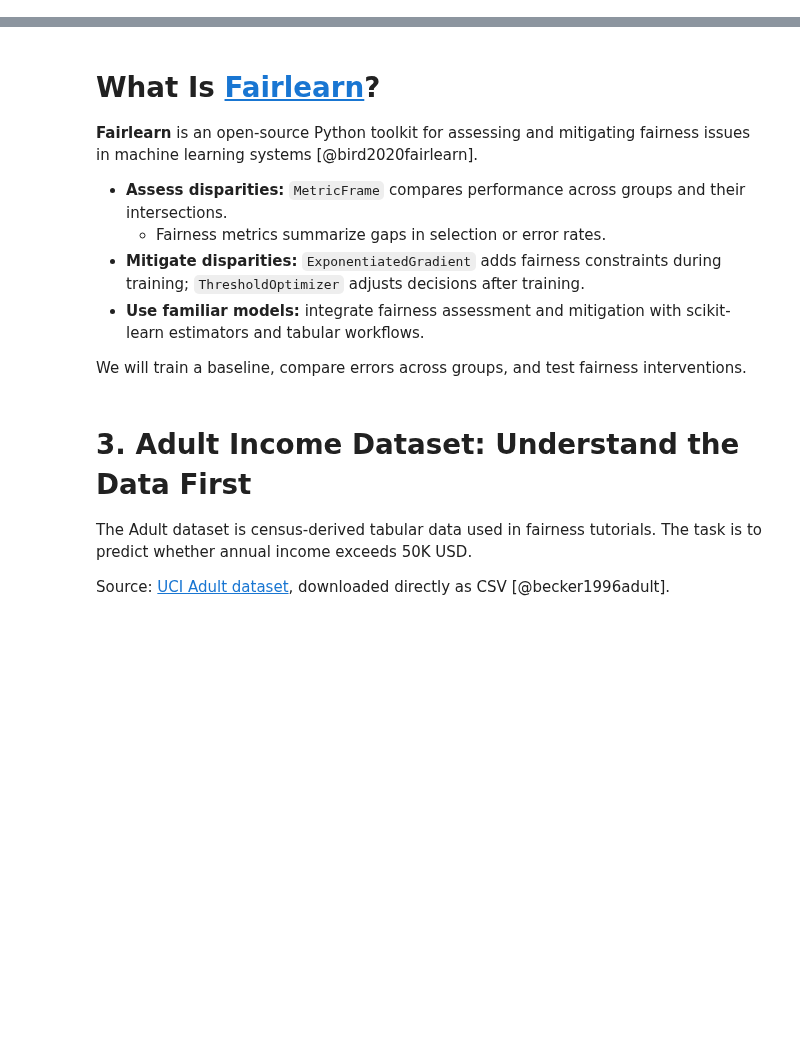
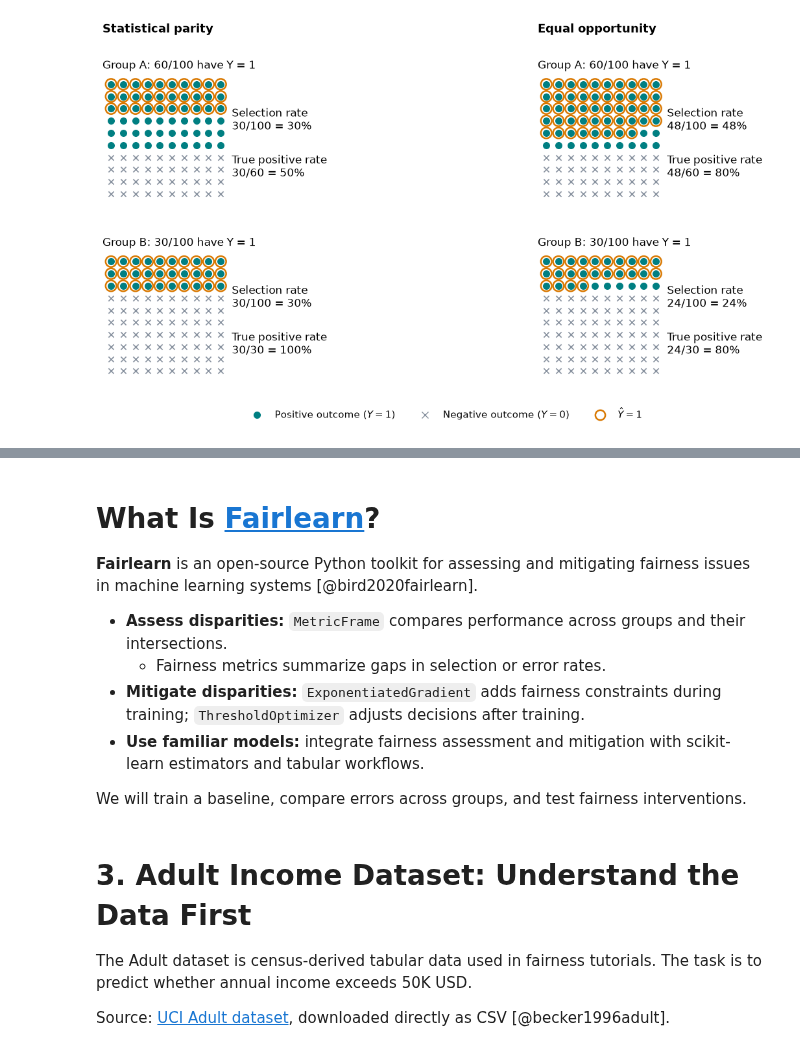
Before and after one commit to w4bo/AA2627-unibo-dcai, a Jupyter notebook: slides/lab-04-fairness.ipynb, the cells around one changed output, grey strips where cells are left out. Cells and saved outputs as stored; diff of their text form; code cells hidden in the pictures; blank space fills up the shorter version.

```diff
--- a/slides/lab-04-fairness.ipynb
+++ b/slides/lab-04-fairness.ipynb
@@ -240,3 +229,80 @@ See [@hardt2016equality].
+# %%
+#| echo: false
+#| fig-width: 13
+#| fig-height: 7
+#| fig-alt: "Two groups of 100 people, with 60 and 30 positives. Statistical parity selects 30 from each group, yielding true positive rates of 50% and 100%. Equal opportunity selects 48 and 24, yielding true positive rates of 80% in both groups."
+import numpy as np
+import matplotlib.pyplot as plt
+from matplotlib.lines import Line2D
+
+# Synthetic outcomes: the positive class is the outcome we want to select.
+# All positives rank above all negatives; these policies make no false positives.
+parity_labels = {
+    "A": np.r_[np.ones(60, dtype=int), np.zeros(40, dtype=int)],
+    "B": np.r_[np.ones(30, dtype=int), np.zeros(70, dtype=int)],
+}
+parity_policies = {
+    "Statistical parity": {"A": 30, "B": 30},
+    "Equal opportunity": {"A": 48, "B": 24},
+}
+
+parity_fig, parity_axes = plt.subplots(2, 2, figsize=(13, 7))
+parity_metrics = {}
+parity_positions = np.arange(100)
+parity_x = parity_positions % 10
+parity_y = 9 - parity_positions // 10
+
+for column, (policy, selected_counts) in enumerate(parity_policies.items()):
+    parity_metrics[policy] = {}
+    for row, (group, labels) in enumerate(parity_labels.items()):
+        ax = parity_axes[row, column]
+        selected = parity_positions < selected_counts[group]
+        positive = labels == 1
+        true_positives = np.count_nonzero(selected & positive)
+        selection_rate = selected.mean()
+        true_positive_rate = true_positives / positive.sum()
+        parity_metrics[policy][group] = {
+            "selection_rate": selection_rate,
+            "true_positive_rate": true_positive_rate,
+        }
+
+        ax.scatter(parity_x[positive], parity_y[positive],
+                   s=48, color="#007F82", zorder=2)
+        ax.scatter(parity_x[~positive], parity_y[~positive],
+                   s=35, color="#87919E", marker="x", linewidths=1.2)
+        ax.scatter(parity_x[selected], parity_y[selected],
+                   s=145, facecolors="none", edgecolors="#D97800",
+                   linewidths=1.8, zorder=3)
+        ax.set_title(f"Group {group}: {positive.sum()}/100 have Y = 1",
+                     fontsize=12, loc="left", pad=8)
+        ax.text(1.02, 0.65,
+                f"Selection rate\n{selected.sum()}/100 = {selection_rate:.0%}",
+                transform=ax.transAxes, fontsize=12, va="center")
+        ax.text(1.02, 0.28,
+                f"True positive rate\n{true_positives}/{positive.sum()} = {true_positive_rate:.0%}",
+                transform=ax.transAxes, fontsize=12, va="center")
+        ax.set(xlim=(-0.7, 9.7), ylim=(-0.7, 9.7), aspect="equal")
+        ax.set_axis_off()
+    group_a, group_b = parity_metrics[policy]["A"], parity_metrics[policy]["B"]
+    selection_gap = abs(group_a["selection_rate"] - group_b["selection_rate"])
+    opportunity_gap = abs(group_a["true_positive_rate"] - group_b["true_positive_rate"])
+    parity_axes[0, column].text(
+        0, 1.32,
+        f"{policy}",
+        transform=parity_axes[0, column].transAxes,
+        fontsize=13, fontweight="bold", va="bottom",
+    )
+
+parity_legend = [
+    Line2D([], [], marker="o", linestyle="none", color="#007F82", markersize=7, label="Positive outcome ($Y = 1$)"),
+    Line2D([], [], marker="x", linestyle="none", color="#87919E", markersize=7, label="Negative outcome ($Y = 0$)"),
+    Line2D([], [], marker="o", linestyle="none", markerfacecolor="none", markeredgecolor="#D97800", markeredgewidth=1.8, markersize=11, label="$\\hat{Y} = 1$"),
+]
+parity_fig.legend(handles=parity_legend, loc="lower center", ncol=3, frameon=False, fontsize=11, bbox_to_anchor=(0.5, 0.01))
+parity_fig.subplots_adjust(left=0.035, right=0.82, top=0.79, bottom=0.12, wspace=0.92, hspace=0.40)
+plt.show()
+# %% [output]
+[figure, added]
 # %% [markdown]
 # Fairness as a Multi-Objective Problem
 
```
Also changed, not shown: parts of 34 cells of this notebook.
